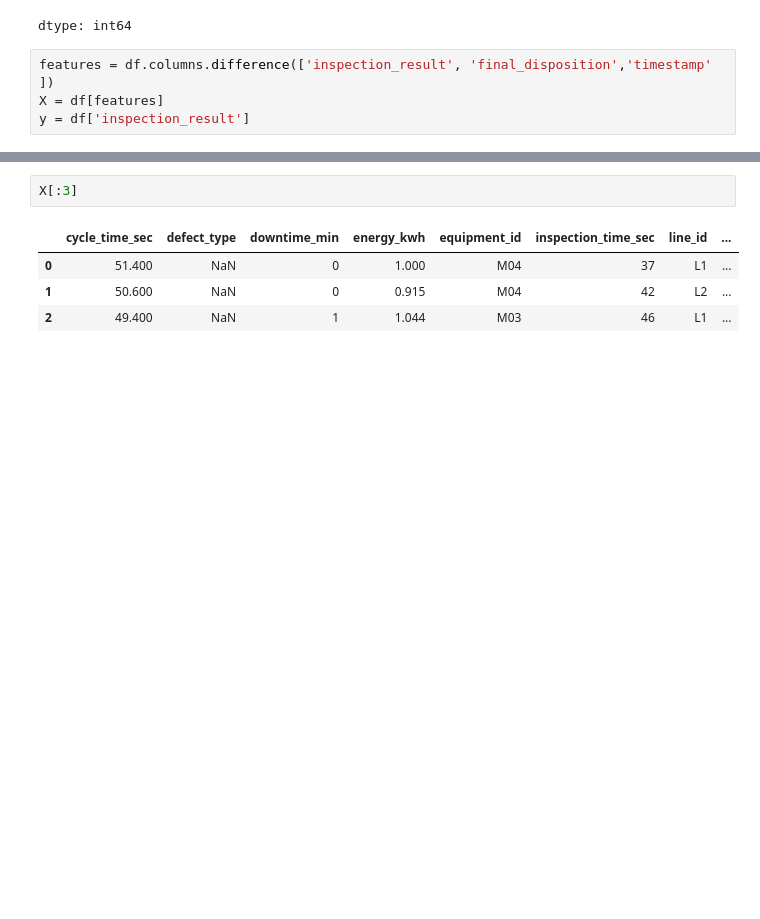
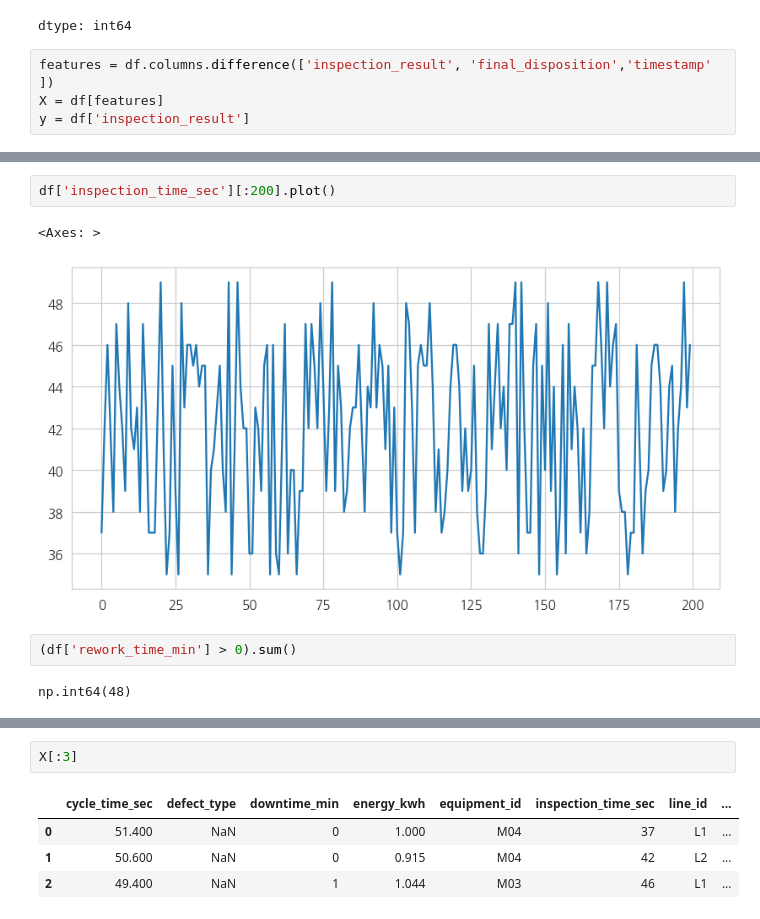
Before and after one commit to StillWork/capstone2610, a Jupyter notebook: N01-2_전처리_머신러닝_성능평가.ipynb, the cells around one changed output, grey strips where cells are left out. Drawn from its saved outputs; the diff is of its cells as text; blank space fills up the shorter version.

```diff
--- a/N01-2_전처리_머신러닝_성능평가.ipynb
+++ b/N01-2_전처리_머신러닝_성능평가.ipynb
@@ -296,0 +313,9 @@ y = df['inspection_result']
+# %%
+df['inspection_time_sec'][:200].plot()
+# %% [output]
+<Axes: >
+[figure, added]
+# %%
+(df['rework_time_min'] > 0).sum()
+# %% [output]
+np.int64(48)
```
Also changed, not shown: parts of 17 cells of this notebook.
